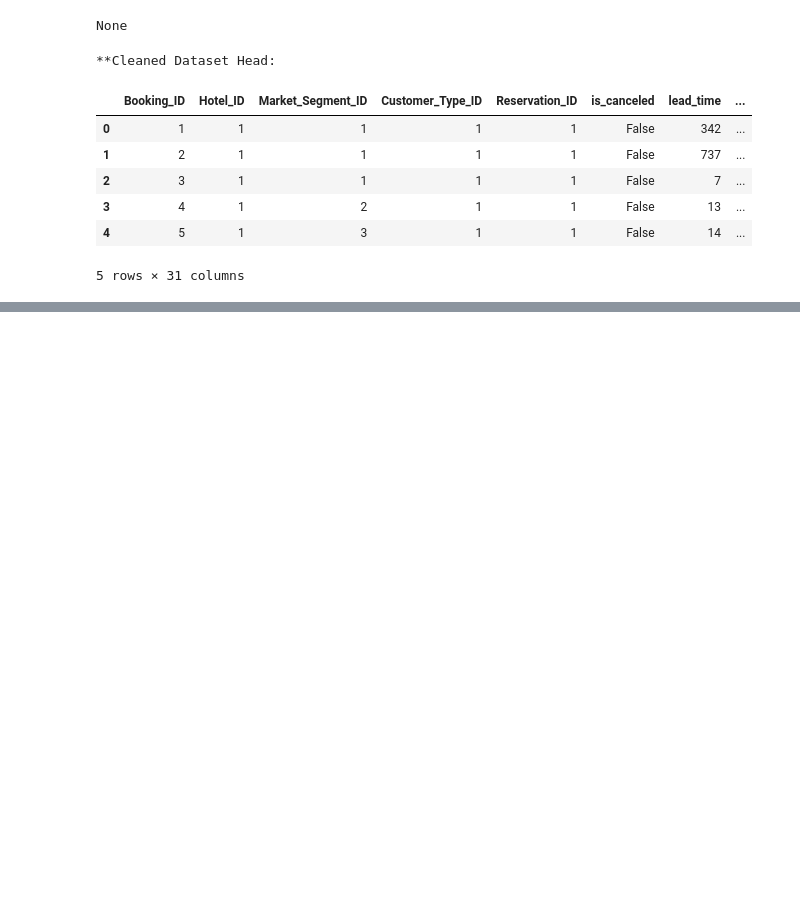
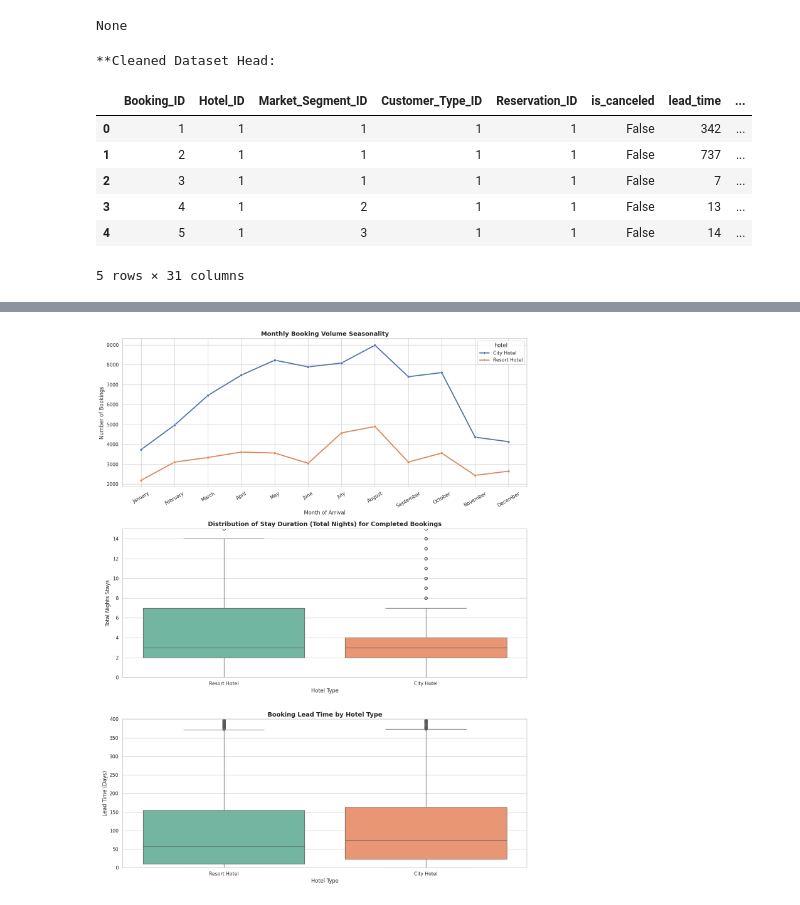
Before and after one commit to anniechooimh/Hospitality-Analytics, a Jupyter notebook: Capstone_Hospitality Analysis.ipynb, the cells around one changed output, grey strips where cells are left out. Drawn from its saved outputs; the diff is of its cells as text; code cells hidden in the pictures; blank space fills up the shorter version.

```diff
--- a/Capstone_Hospitality Analysis.ipynb
+++ b/Capstone_Hospitality Analysis.ipynb
@@ -147,0 +219,43 @@ None
+# %%
+# Ensure hotel descriptions are merged
+if 'hotel' not in merged_booking.columns:
+    merged_booking = merged_booking.merge(hotel, on='Hotel_ID', how='left')
+
+# Define month ordering for consistent plotting
+month_order = ['January', 'February', 'March', 'April', 'May', 'June',
+               'July', 'August', 'September', 'October', 'November', 'December']
+
+sns.set_theme(style="whitegrid")
+fig, axes = plt.subplots(3, 1, figsize=(14, 18))
+
+# 1. Monthly Seasonality Trend
+monthly_bookings = merged_booking.groupby(['arrival_date_month', 'hotel']).size().reset_index(name='booking_count')
+# Filter out potential NaNs or invalid months, and map category for correct chronological ordering
+monthly_bookings['arrival_date_month'] = pd.Categorical(monthly_bookings['arrival_date_month'], categories=month_order, ordered=True)
+monthly_bookings = monthly_bookings.sort_values('arrival_date_month')
+
+sns.lineplot(data=monthly_bookings, x='arrival_date_month', y='booking_count', hue='hotel', marker='o', linewidth=2.5, ax=axes[0])
+axes[0].set_title('Monthly Booking Volume Seasonality', fontsize=14, fontweight='bold')
+axes[0].set_xlabel('Month of Arrival')
+axes[0].set_ylabel('Number of Bookings')
+axes[0].tick_params(axis='x', rotation=30)
+
+# 2. Stay Duration Comparison (Only completed bookings to reflect actual occupancy)
+completed_bookings = merged_booking[~merged_booking['is_canceled']]
+sns.boxplot(data=completed_bookings, x='hotel', y='total_nights', hue='hotel', ax=axes[1], palette='Set2', legend=False)
+axes[1].set_title('Distribution of Stay Duration (Total Nights) for Completed Bookings', fontsize=14, fontweight='bold')
+axes[1].set_xlabel('Hotel Type')
+axes[1].set_ylabel('Total Nights Stays')
+axes[1].set_ylim(0, 15)  # Restrict y-axis slightly to focus on the main distribution and exclude extreme outliers
+
+# 3. Lead Time booking patterns
+sns.boxplot(data=merged_booking, x='hotel', y='lead_time', hue='hotel', ax=axes[2], palette='Set2', legend=False)
+axes[2].set_title('Booking Lead Time by Hotel Type', fontsize=14, fontweight='bold')
+axes[2].set_xlabel('Hotel Type')
+axes[2].set_ylabel('Lead Time (Days)')
+axes[2].set_ylim(0, 400) # Focusing on standard lead time ranges
+
+plt.tight_layout()
+plt.show()
+# %% [output]
+[figure, added]
```
Also changed, not shown: parts of 12 cells of this notebook.
